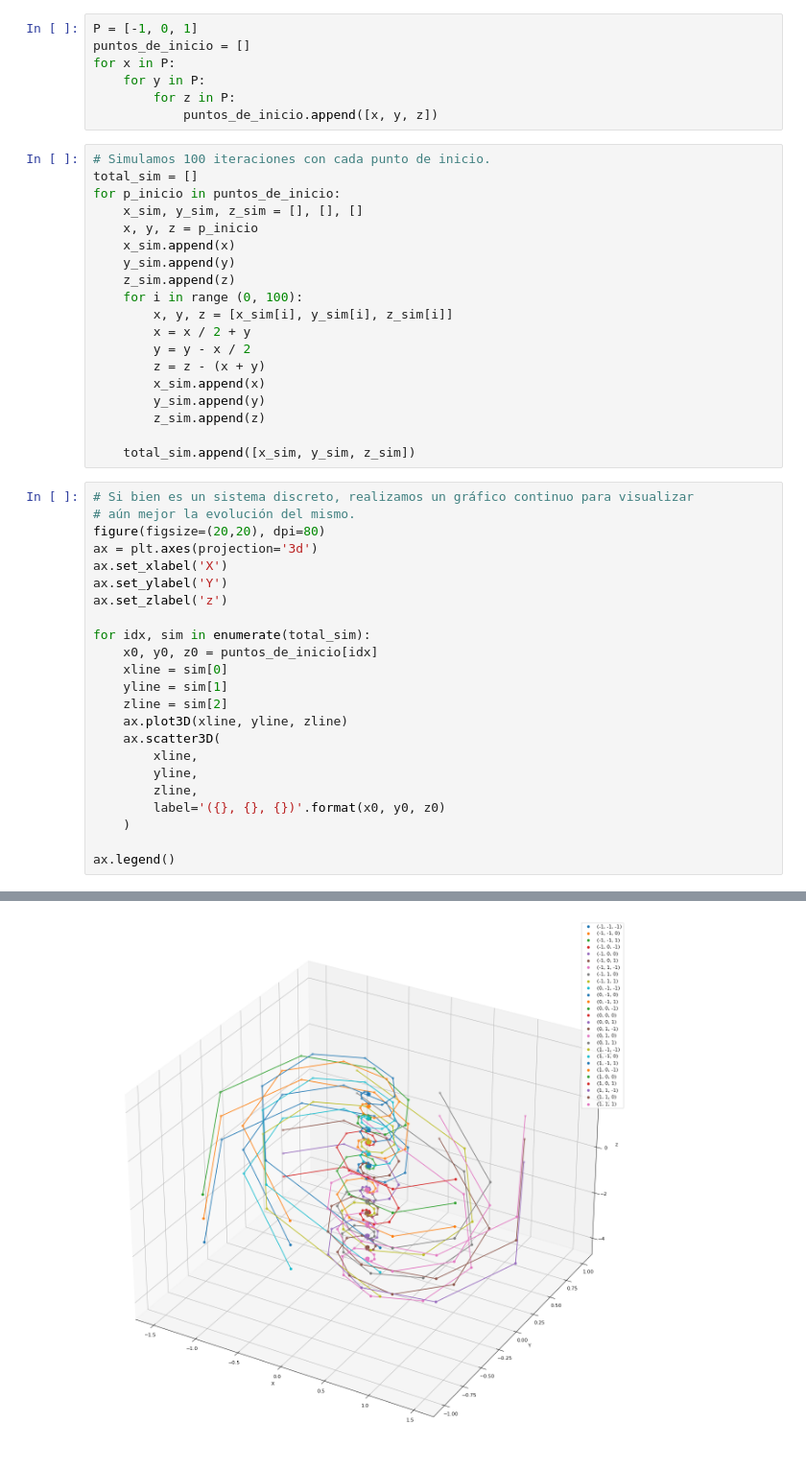
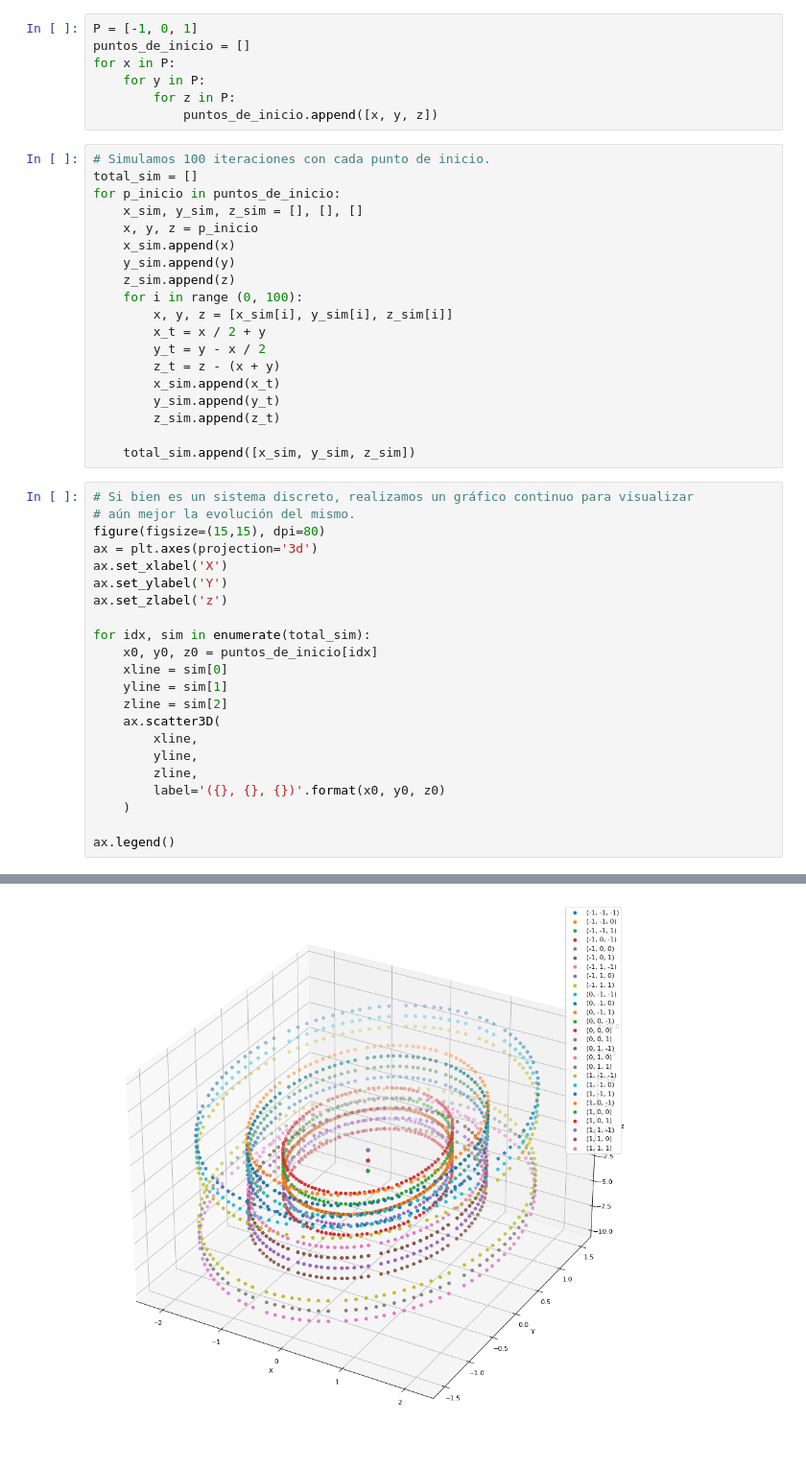
Before and after one commit to Luciana123/simulacion-tp1-2c2021, a Jupyter notebook: TP2/Ejercicios TP2.ipynb, the cells around one changed output, grey strips where cells are left out. Shown at 96% size. Cells and saved outputs as stored; diff of their text form.

```diff
--- a/TP2/Ejercicios TP2.ipynb
+++ b/TP2/Ejercicios TP2.ipynb
@@ -147,37 +146,36 @@ for p_inicio in puntos_de_inicio:
     z_sim.append(z)
     for i in range (0, 100):
         x, y, z = [x_sim[i], y_sim[i], z_sim[i]]
-        x = x / 2 + y
-        y = y - x / 2
-        z = z - (x + y)
-        x_sim.append(x)
-        y_sim.append(y)
-        z_sim.append(z)
+        x_t = x / 2 + y
+        y_t = y - x / 2
+        z_t = z - (x + y)
+        x_sim.append(x_t)
+        y_sim.append(y_t)
+        z_sim.append(z_t)
 
     total_sim.append([x_sim, y_sim, z_sim])
 # %%
 # Si bien es un sistema discreto, realizamos un gráfico continuo para visualizar
 # aún mejor la evolución del mismo.
-figure(figsize=(20,20), dpi=80)
+figure(figsize=(15,15), dpi=80)
 ax = plt.axes(projection='3d')
 ax.set_xlabel('X')
 ax.set_ylabel('Y')
 ax.set_zlabel('z')
 
 for idx, sim in enumerate(total_sim):
     x0, y0, z0 = puntos_de_inicio[idx]
     xline = sim[0]
     yline = sim[1]
     zline = sim[2]
-    ax.plot3D(xline, yline, zline)
     ax.scatter3D(
         xline,
         yline,
         zline,
         label='({}, {}, {})'.format(x0, y0, z0)
     )
 
 ax.legend()
 # %% [output]
 <matplotlib.legend.Legend at 0x...>
-[figure, old version]
+[figure, new version]
```
Also changed, not shown: parts of 12 cells of this notebook.
